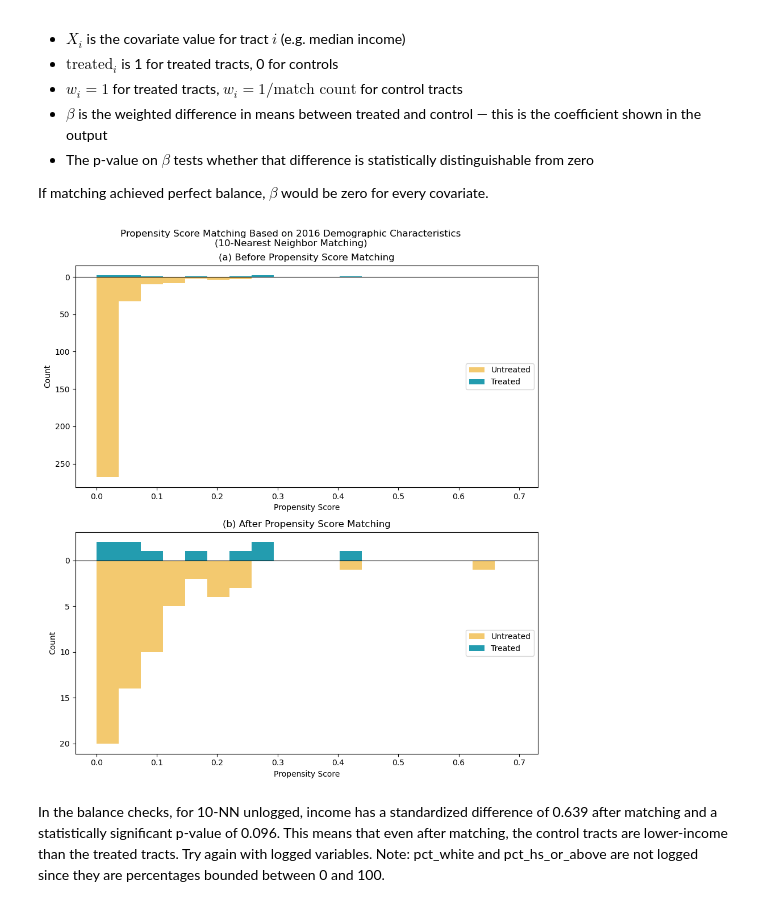
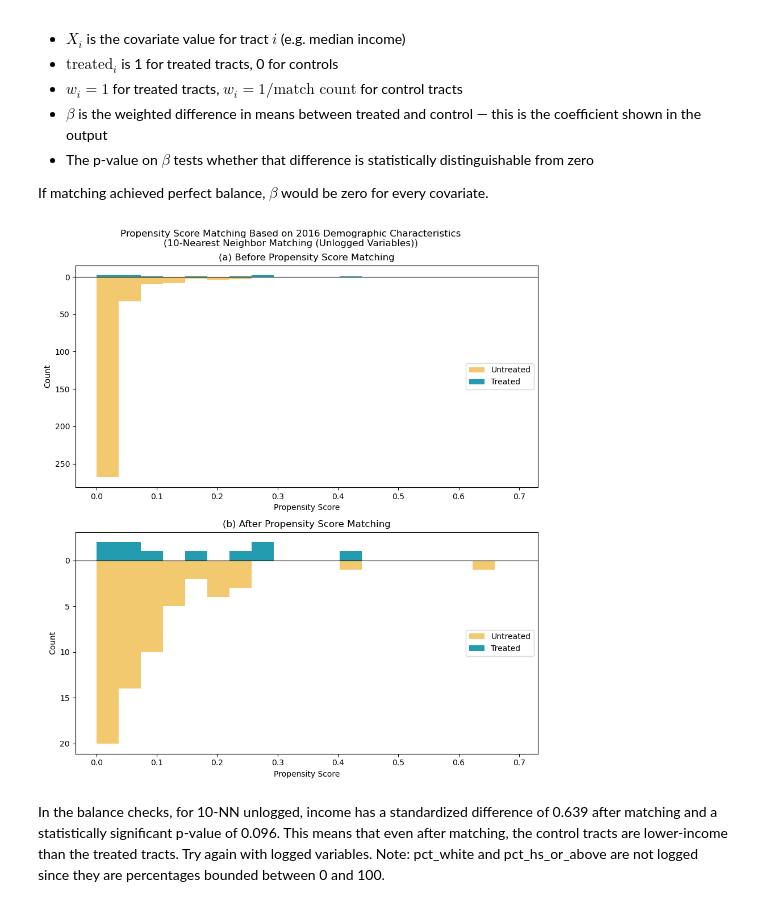
Before and after one commit to Ccerny2/Master-Thesis-2026, a Jupyter notebook: notebooks/preprocessing/07_propensity_score_matching.ipynb, the cells around one changed output. Drawn from its saved outputs; the diff is of its cells as text; code cells hidden in the pictures.

Commit message:
Create tables +graphs

```diff
--- a/notebooks/preprocessing/07_propensity_score_matching.ipynb
+++ b/notebooks/preprocessing/07_propensity_score_matching.ipynb
@@ -547,35 +547,37 @@ if len(treated_off_ps) > 0:
 ax.axhline(0, color="black", linewidth=0.8)
 ax.set_xlabel("Propensity Score")
 ax.set_ylabel("Count")
 ax.set_title("(a) Before Propensity Score Matching")
 ax.legend(loc="right")
 ax.yaxis.set_major_formatter(plt.FuncFormatter(lambda x, _: str(int(abs(x)))))
 
 # --- Panel (b): After matching ---
 ax = axes[1]
 
 bins2 = np.linspace(0, max(treated_in_support_unlog["propensity_score"].max(),
                         matched_unlog["propensity_score"].max()) + 0.05, 20)
 
 control_ps = matched_unlog["propensity_score"]
 
 ax.hist(control_ps, bins=bins2, color="#f2c45f", alpha=0.9, label="Untreated",
         weights=np.ones(len(control_ps)) * -1)
 ax.hist(treated_in_support_unlog["propensity_score"], bins=bins2, color="#0B91A7", alpha=0.9, label="Treated")
 
 ax.axhline(0, color="black", linewidth=0.8)
 ax.set_xlabel("Propensity Score")
 ax.set_ylabel("Count")
 ax.set_title("(b) After Propensity Score Matching")
 ax.legend(loc="right")
 ax.yaxis.set_major_formatter(plt.FuncFormatter(lambda x, _: str(int(abs(x)))))
 
-fig.suptitle("Propensity Score Matching Based on 2016 Demographic Characteristics\n(10-Nearest Neighbor Matching)",
+fig.suptitle("Propensity Score Matching Based on 2016 Demographic Characteristics\n(10-Nearest Neighbor Matching (Unlogged Variables))",
         fontsize=12)
 plt.tight_layout()
 plt.show()
+
+fig.savefig(Path.cwd().parents[1] / "output/figures/psm_unlogged.png", dpi=300, bbox_inches="tight")
 # %% [output]
-[figure, old version]
+[figure, new version]
 # %% [markdown]
 In the balance checks, for 10-NN unlogged, income has a standardized difference of 0.639 after matching and a statistically significant p-value of 0.096. This means that even after matching, the  control tracts are lower-income than the treated tracts. Try again with logged variables.
 Note: pct_white and pct_hs_or_above are not logged since they are percentages bounded between 0 and 100.
```
Also changed, not shown: parts of 5 cells of this notebook, 6 other files.
